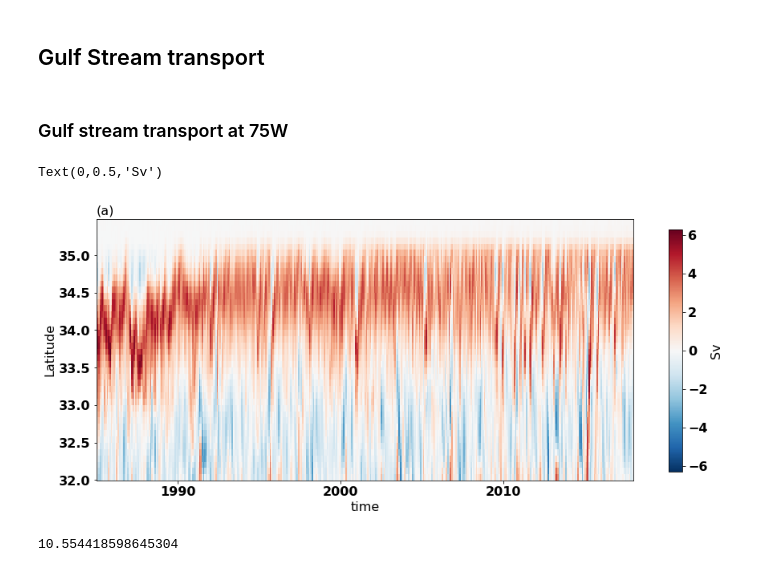
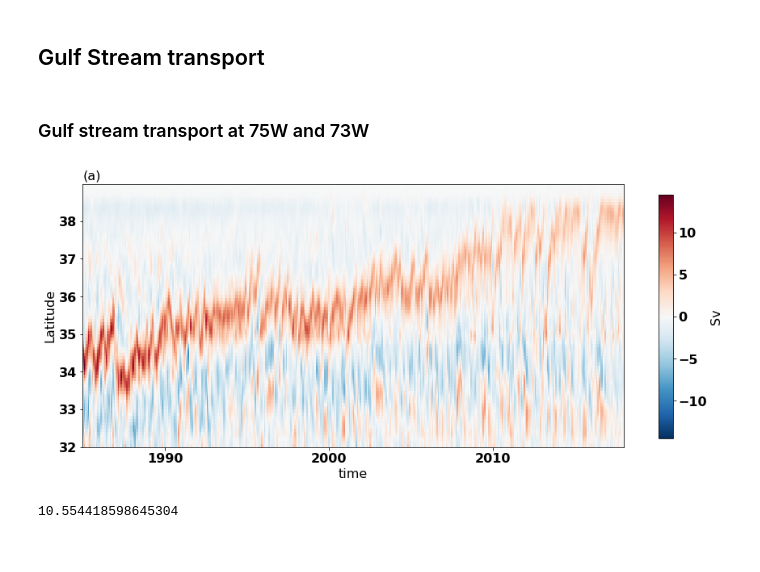
Before and after one commit to XihanZh/WBCinACCESS_OM2, a Jupyter notebook: GS_and_KC_transport(3.1.1).ipynb, the cells around one changed output. Cells and saved outputs as stored; diff of their text form; code cells hidden in the pictures.

```diff
--- a/GS_and_KC_transport(3.1.1).ipynb
+++ b/GS_and_KC_transport(3.1.1).ipynb
@@ -73,7 +72,7 @@ def savefigure(fname):
 # %% [markdown]
 ## Gulf Stream transport
 # %% [markdown]
-### Gulf stream transport at 75W
+### Gulf stream transport at 75W and 73W
 # %%
 ekey='01deg'
 expt=exptdata.exptdict[ekey]['expt']
@@ -82,26 +81,26 @@ time_units = exptdata.exptdict[ekey]['time_units']
 offset = exptdata.exptdict[ekey]['offset']
 gs_trans = cc.querying.getvar(expt,'tx_trans_int_z',session,
                                n=n,offset=offset)\
-                               .sel(xu_ocean=-75,method='nearest')\
-                               .sel(yt_ocean=slice(32,35.5))/1e6/1036
+                               .sel(xu_ocean=-73,method='nearest')\
+                               .sel(yt_ocean=slice(32,39))/1e6/1036
+#.sel(xu_ocean=-75,method='nearest')
 # %%
 warnings.filterwarnings('ignore')
 t=gs_trans.time.values
 y=gs_trans.sel(yt_ocean=33,method='nearest').yt_ocean.values
 fig=plt.figure(figsize=(12,6))
 p1=gs_trans.plot(x='time',y='yt_ocean',add_colorbar=False)
 #plt.plot(t,np.tile(y,len(t)),'k--')
 #plt.title('Volume transport at 75$^{o}$W',fontsize=16)
 plt.title('',fontsize=16)
 plt.title('(a)',loc='left',fontsize=16)
 plt.ylabel('Latitude')
 cbar_ax=fig.add_axes([0.95,0.15,0.02,0.7])
 cb=plt.colorbar(p1,cax=cbar_ax)
 cb.ax.set_ylabel('Sv',fontsize=16)
-#savefigure('gshvm')
+savefigure('gshvm_73W')
 # %% [output]
-Text(0,0.5,'Sv')
-[figure, old version]
+[figure, new version]
 # %%
 gsp=gs_trans.sel(yt_ocean=slice(33,36)).sum('yt_ocean')
 y=gsp.values
```
Also changed, not shown: parts of 1 cell of this notebook.
